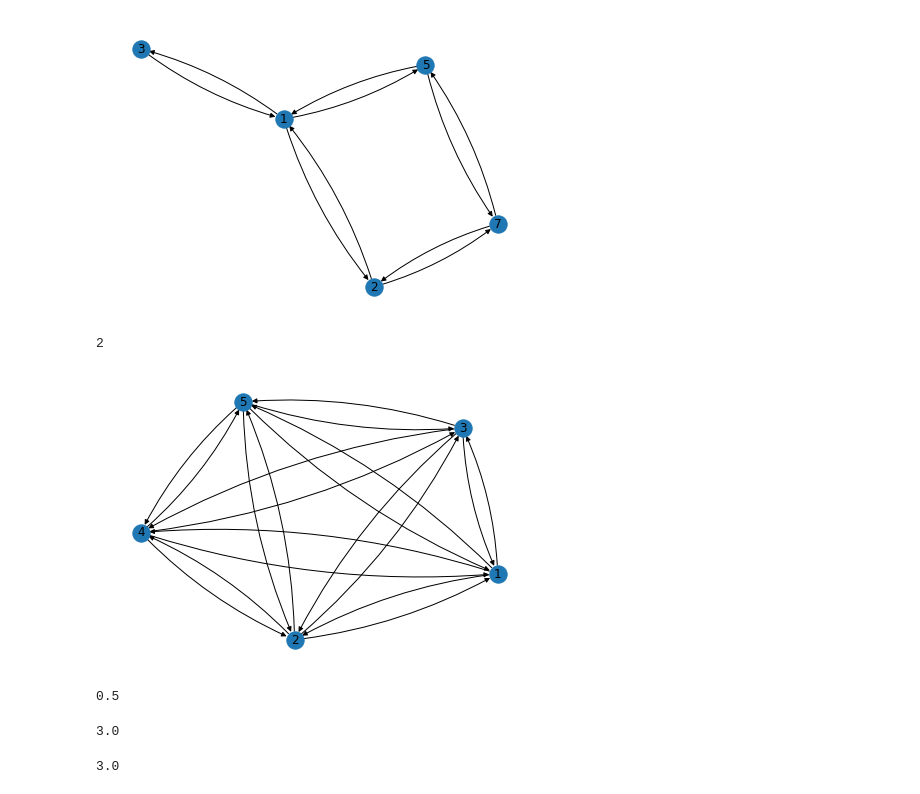
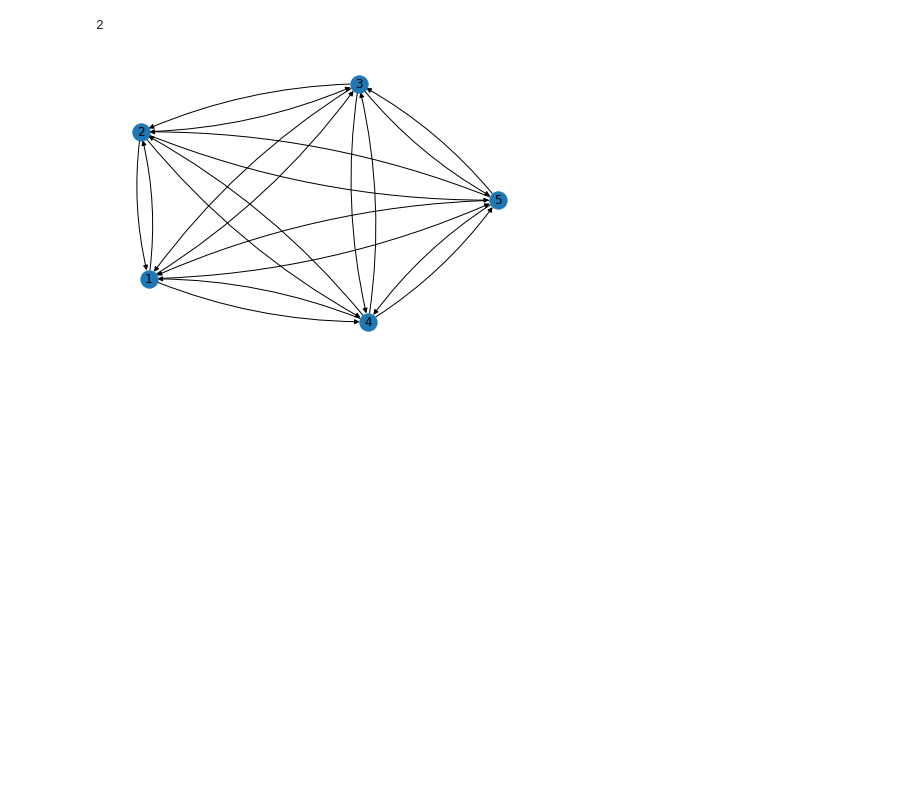
Before and after one commit to YasuakiFujitani/grover-geometry, a Jupyter notebook: main.ipynb, the cells around one changed output. Saved outputs shown, nothing was run; the diff lists cells and outputs as text; code cells hidden in the pictures; blank space fills up the shorter version.

```diff
--- a/main.ipynb
+++ b/main.ipynb
@@ -1,28 +1,8 @@
 # %%
 from lib import ArcGraph
 G=ArcGraph([(1,2),(1,3),(1,5),(5,7),(2,7)])
-G.plot()
 print(G.distance((3,1),(2,7)))
 G.complete_graph(5)
-G.plot()
 # %% [output]
+2
-[figure, old version]
+[figure, new version]
-2
-[figure, removed]
-# %%
-from scipy.stats import wasserstein_distance
-wasserstein_distance([0.5, 0.25, 0.25], [0, 0.5, 0.5])
-wasserstein_distance([1, 0], [0.5, 0.5])
-# %% [output]
-0.5
-# %%
-from scipy import stats
-import wasserstein
-u = [1,0,0,0]
-v = [0,0,0,1]
-dists = range(len(u))
-print(stats.wasserstein_distance([0,1,2,3],[0,1,2,3], u, v))
-wasserstein.distance([0,1,2,3],[0,1,2,3], u, v)
-# %% [output]
-3.0
-3.0
```
Also changed, not shown: parts of 4 cells of this notebook, 2 other files.
